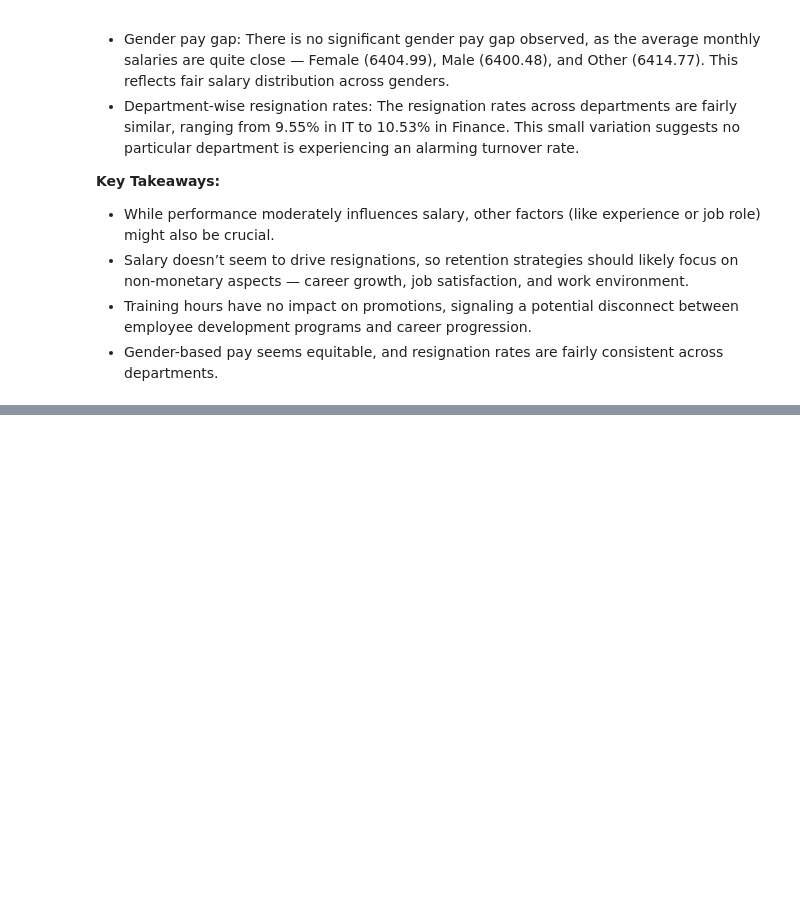
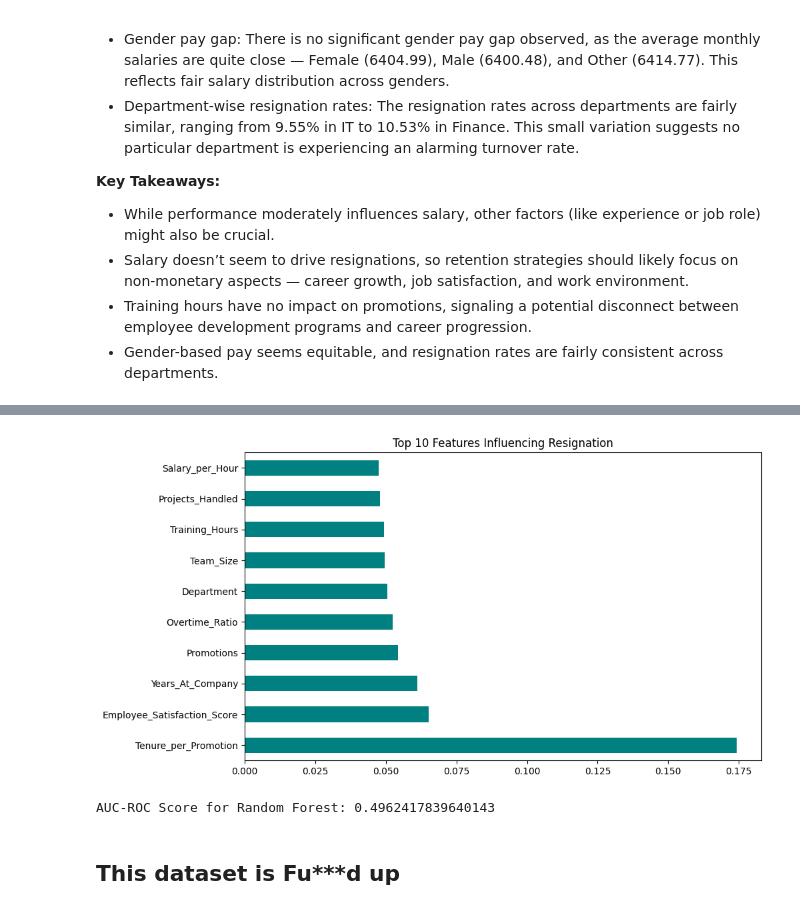
Before and after one commit to AyanNayyer/Industry4.0_project, a Jupyter notebook: final_analysis.ipynb, the cells around one changed output, grey strips where cells are left out. Saved outputs shown, nothing was run; the diff lists cells and outputs as text; code cells hidden in the pictures; blank space fills up the shorter version.

```diff
--- a/final_analysis.ipynb
+++ b/final_analysis.ipynb
@@ -277,0 +400,27 @@ Name: Resigned, dtype: float64
+# %%
+import pandas as pd
+import matplotlib.pyplot as plt
+
+# Get feature importances
+feature_importances = pd.Series(rf_model.feature_importances_, index=X_train.columns)
+
+# Plot
+plt.figure(figsize=(10, 6))
+feature_importances.nlargest(10).plot(kind='barh', color='teal')
+plt.title('Top 10 Features Influencing Resignation')
+plt.show()
+# %% [output]
+[figure, added]
+# %%
+from sklearn.metrics import roc_auc_score
+
+# Get probability predictions for the positive class (Resigned = True)
+y_prob_rf = rf_model.predict_proba(X_test)[:, 1]
+
+# Calculate AUC-ROC score
+roc_auc_rf = roc_auc_score(y_test, y_prob_rf)
+print("AUC-ROC Score for Random Forest:", roc_auc_rf)
+# %% [output]
+AUC-ROC Score for Random Forest: 0.4962417839640143
+# %% [markdown]
+## This dataset is Fu***d up
```
Also changed, not shown: parts of 7 cells of this notebook.
